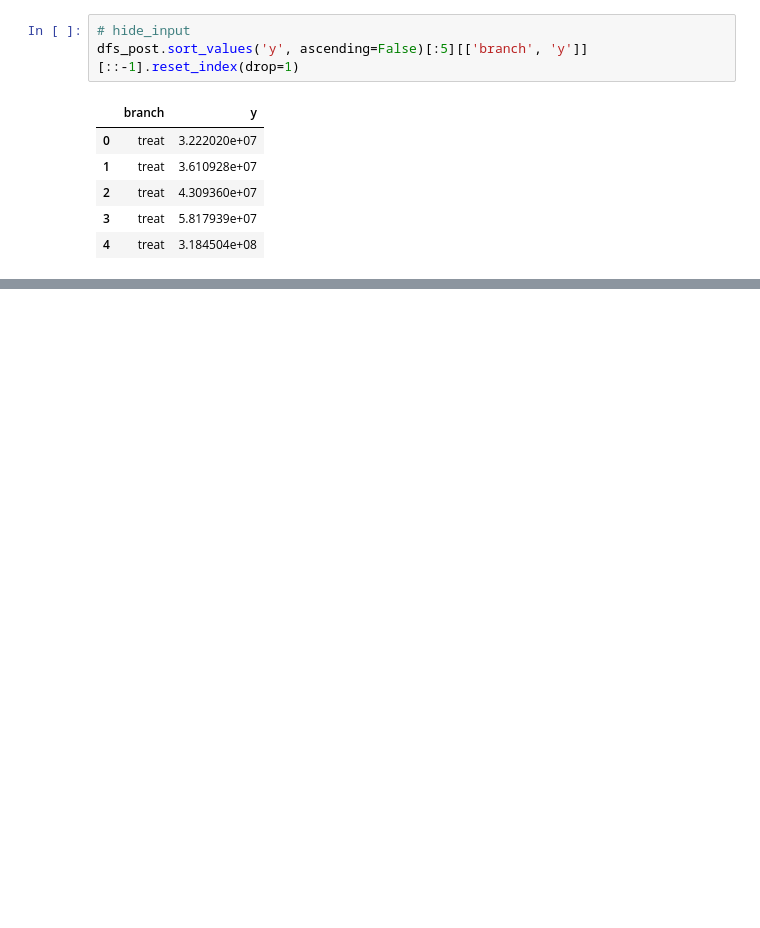
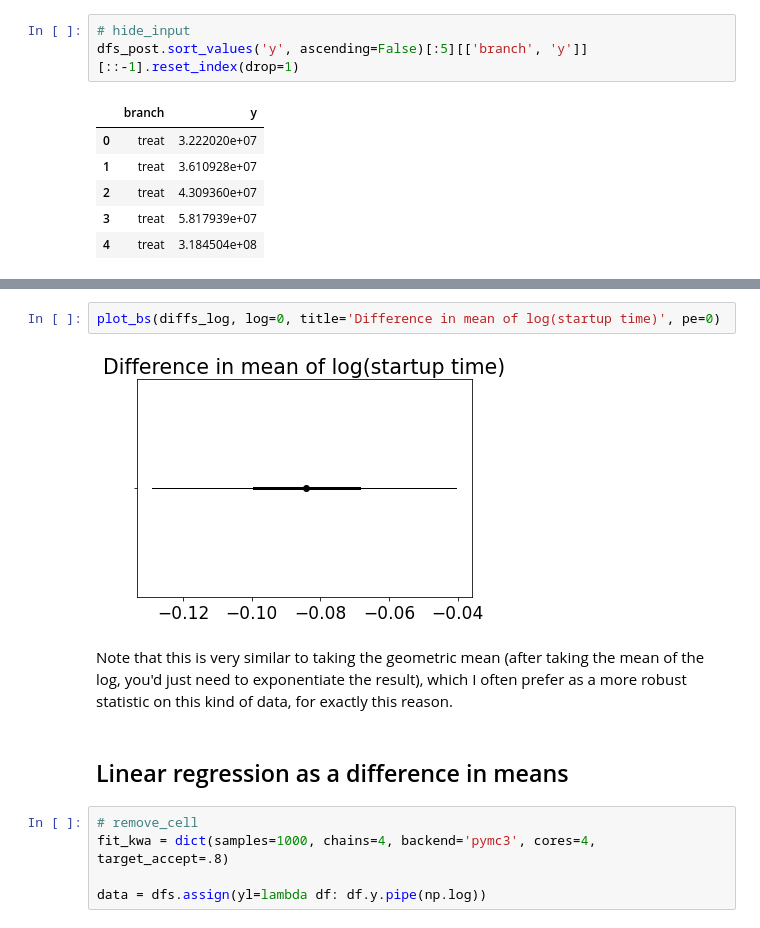
Before and after one commit to wcbeard/experiment_blocking_pretreatment, a Jupyter notebook: notebooks/timing-example.ipynb, the cells around one changed output, grey strips where cells are left out. Cells and saved outputs as stored; diff of their text form; blank space fills up the shorter version.

```diff
--- a/notebooks/timing-example.ipynb
+++ b/notebooks/timing-example.ipynb
@@ -585,0 +326,13 @@ df.drop_duplicates()
+# %%
+plot_bs(diffs_log, log=0, title='Difference in mean of log(startup time)', pe=0)
+# %% [output]
+[figure, added]
+# %% [markdown]
+Note that this is very similar to taking the geometric mean (after taking the mean of the log, you'd just need to exponentiate the result), which I often prefer as a more robust statistic on this kind of data, for exactly this reason.
+# %% [markdown]
+## Linear regression as a difference in means
+# %%
+# remove_cell
+fit_kwa = dict(samples=1000, chains=4, backend='pymc3', cores=4, target_accept=.8)
+
+data = dfs.assign(yl=lambda df: df.y.pipe(np.log))
```
Also changed, not shown: parts of 83 cells of this notebook, 6 other files.
